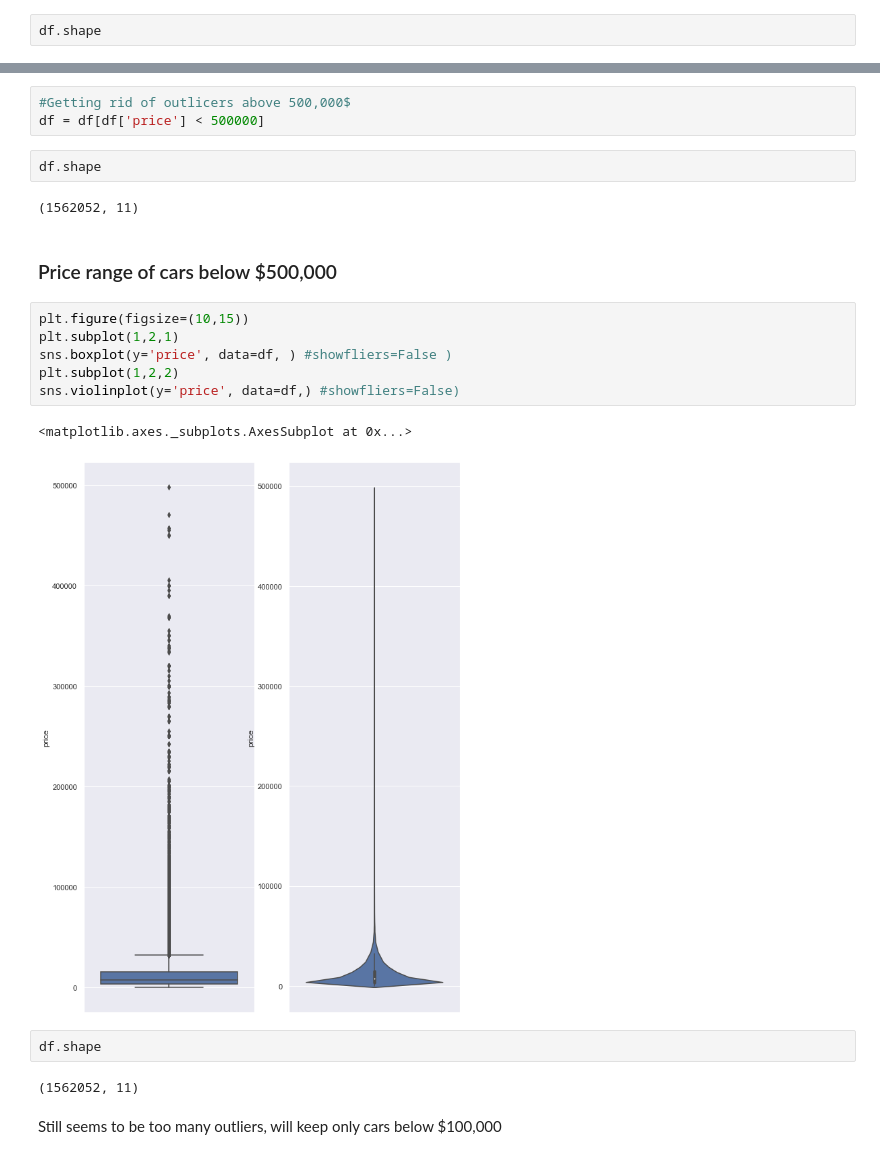
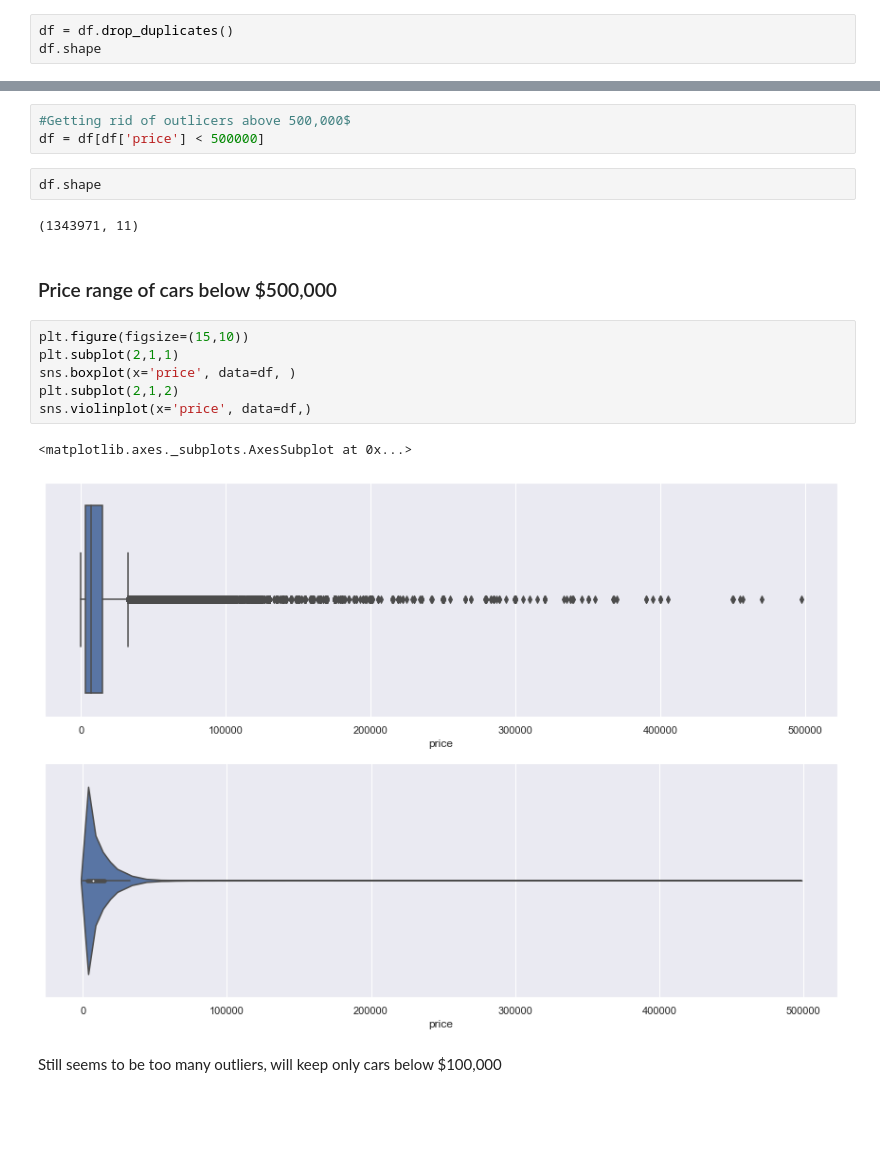
Before and after one commit to ValdemarQ/Used-cars-analysis, a Jupyter notebook: Used Cars US 2018 between the months of September and November of 2018.ipynb, the cells around one changed output, grey strips where cells are left out. Drawn from its saved outputs; the diff is of its cells as text; blank space fills up the shorter version.

```diff
--- a/Used Cars US 2018 between the months of September and November of 2018.ipynb
+++ b/Used Cars US 2018 between the months of September and November of 2018.ipynb
@@ -134,3 +145,4 @@ Are these duplicate values? Drop duplicates
 # %%
+df = df.drop_duplicates()
 df.shape
 # %% [output]
@@ -252,22 +222,18 @@ df = df[df['price'] < 500000]
 # %%
 df.shape
 # %% [output]
-(1562052, 11)
+(1343971, 11)
 # %% [markdown]
 ### Price range of cars below $500,000
 # %%
-plt.figure(figsize=(10,15))
-plt.subplot(1,2,1)
-sns.boxplot(y='price', data=df, ) #showfliers=False )
-plt.subplot(1,2,2)
-sns.violinplot(y='price', data=df,) #showfliers=False)
+plt.figure(figsize=(15,10))
+plt.subplot(2,1,1)
+sns.boxplot(x='price', data=df, )
+plt.subplot(2,1,2)
+sns.violinplot(x='price', data=df,)
 # %% [output]
 <matplotlib.axes._subplots.AxesSubplot at 0x...>
-[figure, old version]
+[figure, new version]
-# %%
-df.shape
-# %% [output]
-(1562052, 11)
 # %% [markdown]
 Still seems to be too many outliers, will keep only cars below $100,000
 # %%
```
Also changed, not shown: parts of 80 cells of this notebook.
